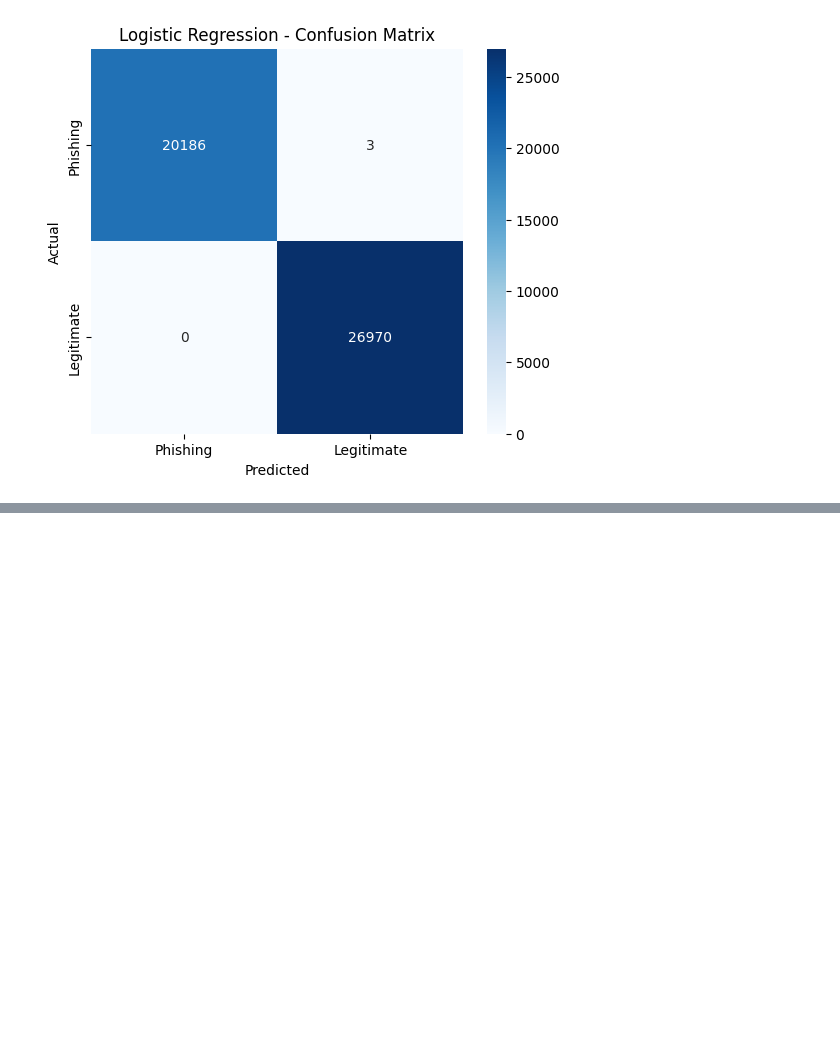
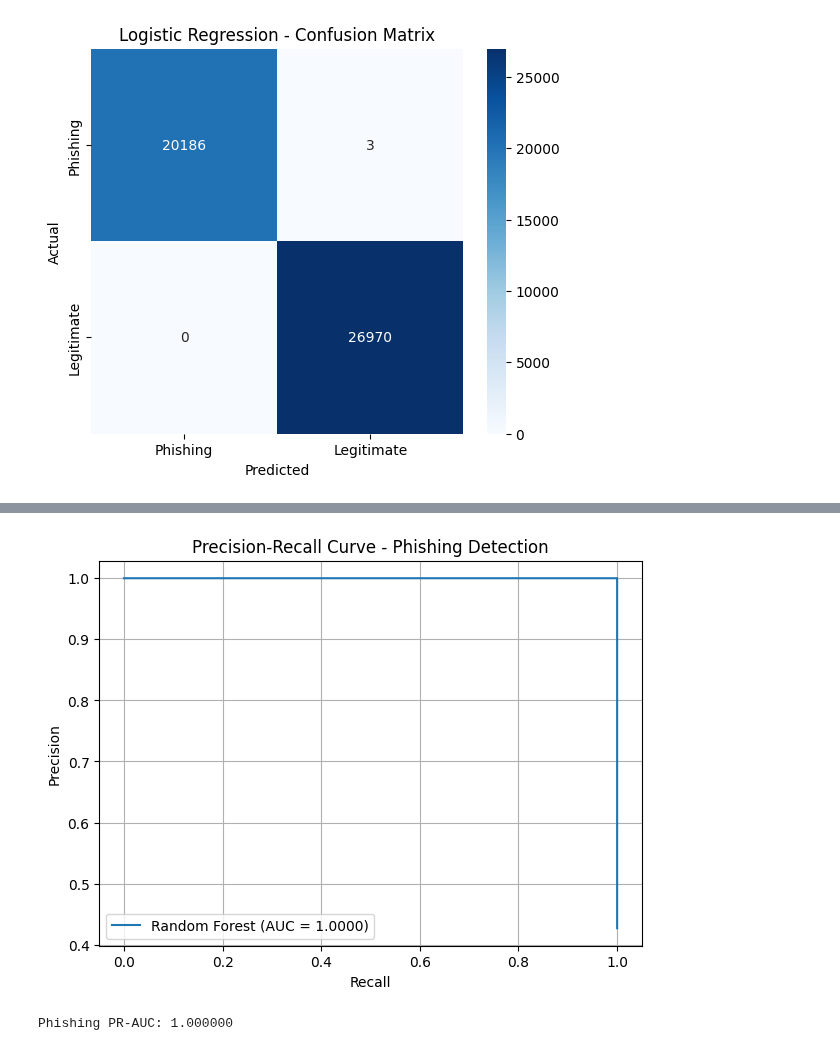
Before and after one commit to Aditya1112006/Phishing-Website-Detector, a Jupyter notebook: notebooks/01_dataset_exploration.ipynb, the cells around one changed output, grey strips where cells are left out. Cells and saved outputs as stored; diff of their text form; code cells hidden in the pictures; blank space fills up the shorter version.

```diff
--- a/notebooks/01_dataset_exploration.ipynb
+++ b/notebooks/01_dataset_exploration.ipynb
@@ -595,0 +1339,42 @@ plt.show()
+# %%
+from sklearn.metrics import precision_recall_curve, auc
+import matplotlib.pyplot as plt
+
+# Probability of Phishing (class 0)
+y_prob_phishing = model_rf.predict_proba(
+    X_test_num_clean
+)[:, 0]
+
+# Convert labels: Phishing = 1, Legitimate = 0
+y_test_phishing = (y_test_clean == 0).astype(int)
+
+# Precision-Recall curve
+precision_phishing, recall_phishing, thresholds_phishing = precision_recall_curve(
+    y_test_phishing,
+    y_prob_phishing
+)
+
+pr_auc_phishing = auc(
+    recall_phishing,
+    precision_phishing
+)
+
+plt.figure(figsize=(7, 5))
+
+plt.plot(
+    recall_phishing,
+    precision_phishing,
+    label=f"Random Forest (AUC = {pr_auc_phishing:.4f})"
+)
+
+plt.xlabel("Recall")
+plt.ylabel("Precision")
+plt.title("Precision-Recall Curve - Phishing Detection")
+plt.legend()
+plt.grid(True)
+plt.show()
+
+print(f"Phishing PR-AUC: {pr_auc_phishing:.6f}")
+# %% [output]
+[figure, added]
+Phishing PR-AUC: 1.000000
```
Also changed, not shown: parts of 46 cells of this notebook.
